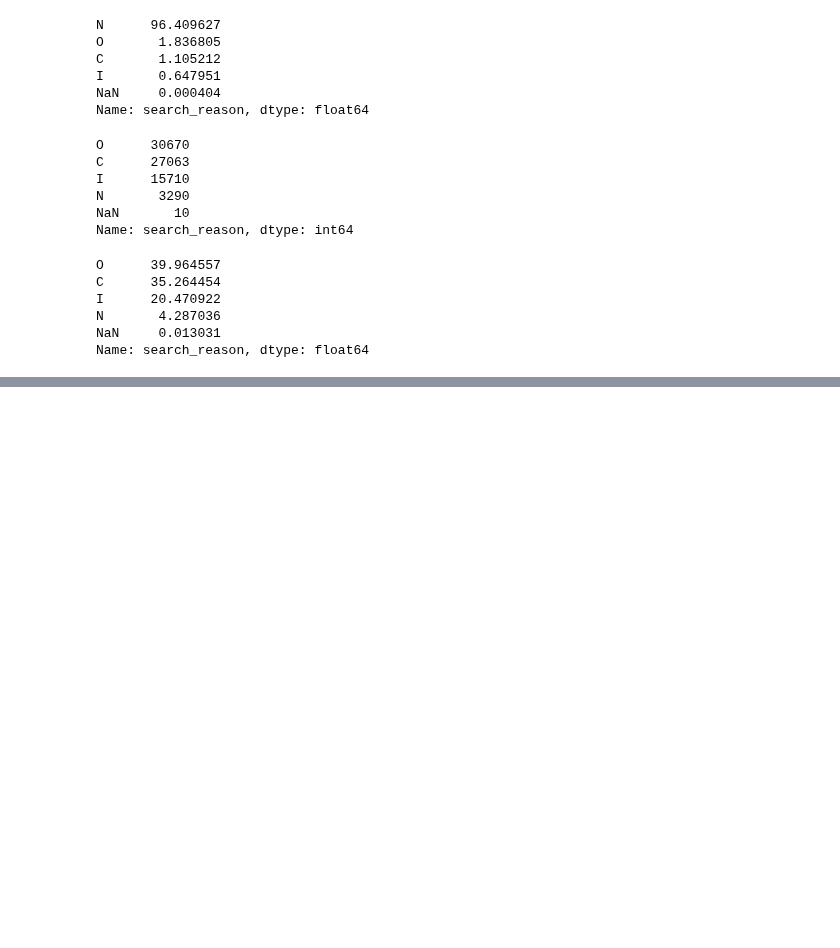
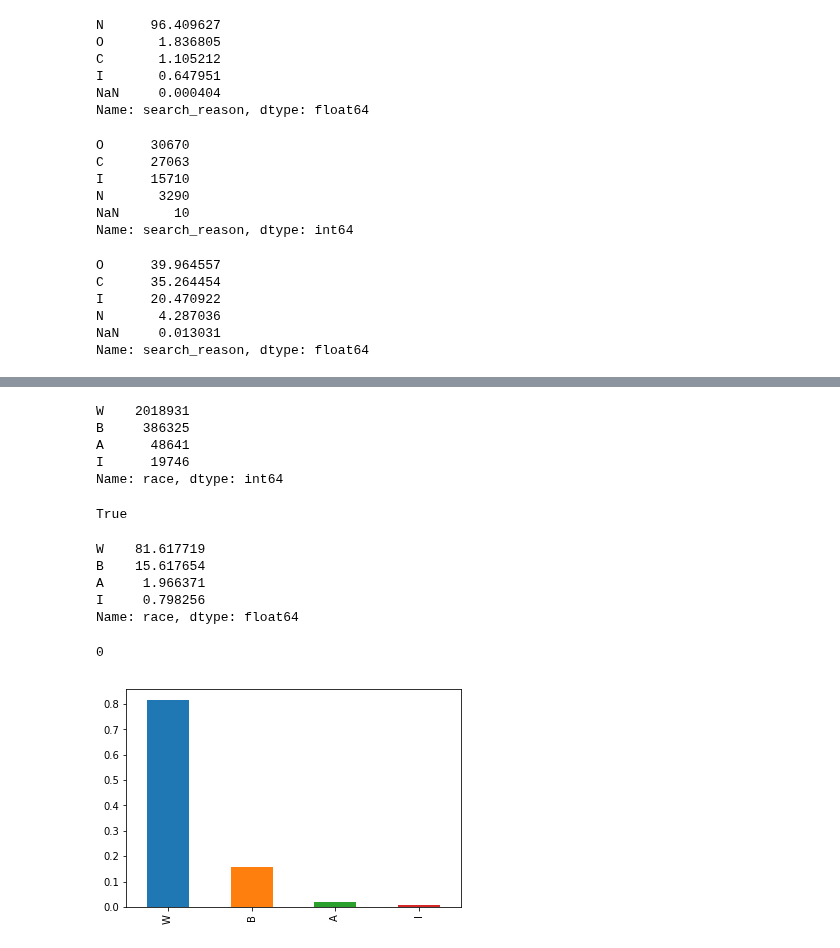
Before and after one commit to jnpicao/LDSSA-batch3-workspace, a Jupyter notebook: Capstone/capstone_data_analysis.ipynb, the cells around one changed output, grey strips where cells are left out. Saved outputs shown, nothing was run; the diff lists cells and outputs as text; code cells hidden in the pictures; blank space fills up the shorter version.

```diff
--- a/Capstone/capstone_data_analysis.ipynb
+++ b/Capstone/capstone_data_analysis.ipynb
@@ -531,0 +596,28 @@ Name: town_res, dtype: float64
+# %%
+df.race.value_counts(dropna=False)
+# %% [output]
+W    2018931
+B     386325
+A      48641
+I      19746
+Name: race, dtype: int64
+# %%
+df.race.value_counts(dropna=False).sum() == nobs
+# %% [output]
+True
+# %%
+df.race.value_counts(normalize=True, dropna=False)*100
+# %% [output]
+W    81.617719
+B    15.617654
+A     1.966371
+I     0.798256
+Name: race, dtype: float64
+# %%
+df.race.isna().sum()
+# %% [output]
+0
+# %%
+df.race.value_counts(normalize=True, dropna=False).plot.bar();
+# %% [output]
+[figure, added]
```
Also changed, not shown: parts of 64 cells of this notebook.
